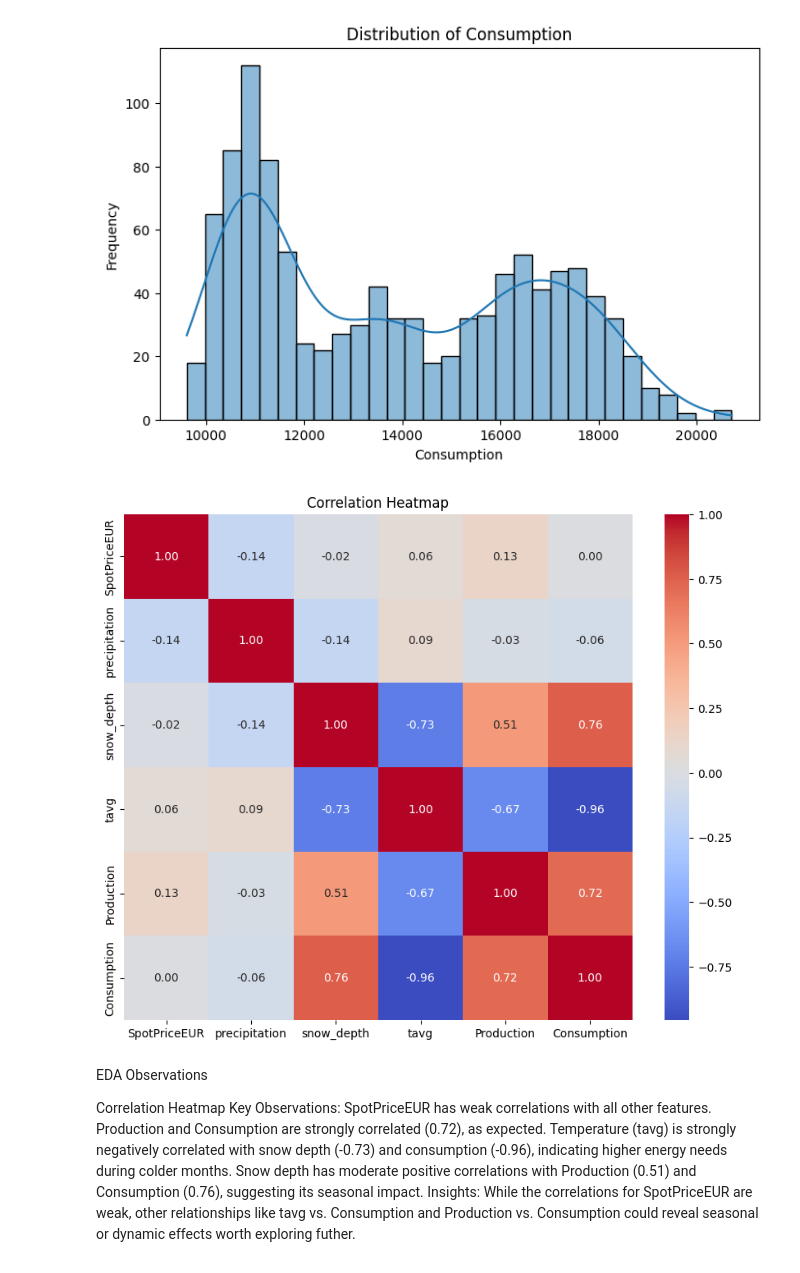
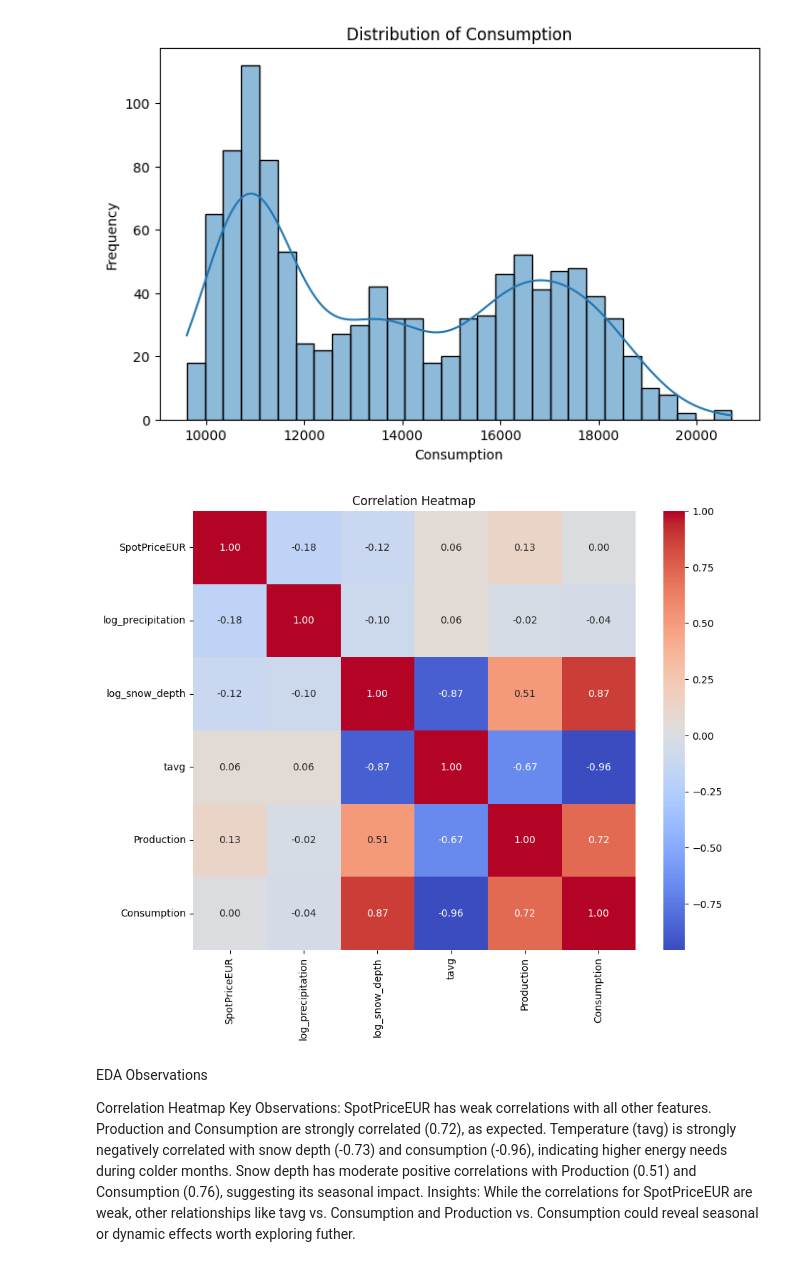
Before and after one commit to ChristopherIanPeck/energy-weather-forecasting, a Jupyter notebook: energy-weather-forecasting.ipynb, the cells around one changed output. Saved outputs shown, nothing was run; the diff lists cells and outputs as text; code cells hidden in the pictures.

```diff
--- a/energy-weather-forecasting.ipynb
+++ b/energy-weather-forecasting.ipynb
@@ -401,14 +401,14 @@ for col in columns:
 [figure]
 # %%
 # Correlation heatmap
-correlation_matrix = cleaned_df[['SpotPriceEUR', 'precipitation', 'snow_depth', 'tavg', 'Production', 'Consumption']].corr()
+correlation_matrix = cleaned_df[['SpotPriceEUR', 'log_precipitation', 'log_snow_depth', 'tavg', 'Production', 'Consumption']].corr()
 
 plt.figure(figsize=(10, 8))
 sns.heatmap(correlation_matrix, annot=True, cmap='coolwarm', fmt=".2f")
 plt.title('Correlation Heatmap')
 plt.show()
 # %% [output]
-[figure, old version]
+[figure, new version]
 # %% [markdown]
 EDA Observations
 
```
Also changed, not shown: parts of 1 cell of this notebook.
